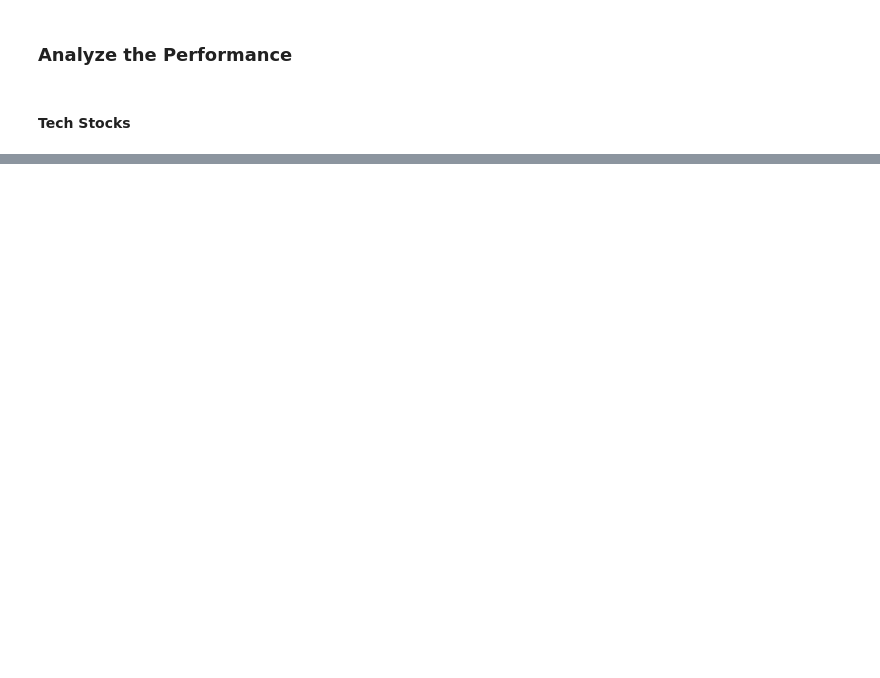
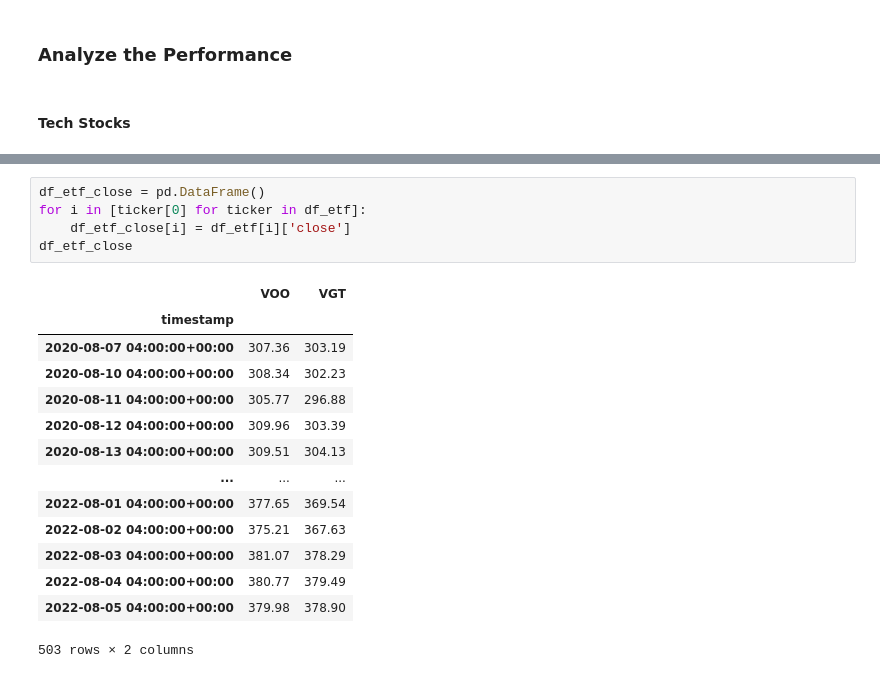
Before and after one commit to briabr/fintech-project1-invetsment-market-analysis, a Jupyter notebook: api.ipynb, the cells around one changed output, grey strips where cells are left out. Drawn from its saved outputs; the diff is of its cells as text; blank space fills up the shorter version.

```diff
--- a/api.ipynb
+++ b/api.ipynb
@@ -166,0 +192,20 @@ close_price_adj.head()
+# %%
+df_etf_close = pd.DataFrame()
+for i in [ticker[0] for ticker in df_etf]:
+    df_etf_close[i] = df_etf[i]['close']
+df_etf_close
+# %% [output]
+|  | VOO | VGT |
+| timestamp |  |  |
+| 2020-08-07 04:00:00+00:00 | 307.36 | 303.19 |
+| 2020-08-10 04:00:00+00:00 | 308.34 | 302.23 |
+| 2020-08-11 04:00:00+00:00 | 305.77 | 296.88 |
+| 2020-08-12 04:00:00+00:00 | 309.96 | 303.39 |
+| 2020-08-13 04:00:00+00:00 | 309.51 | 304.13 |
+| ... | ... | ... |
+| 2022-08-01 04:00:00+00:00 | 377.65 | 369.54 |
+| 2022-08-02 04:00:00+00:00 | 375.21 | 367.63 |
+| 2022-08-03 04:00:00+00:00 | 381.07 | 378.29 |
+| 2022-08-04 04:00:00+00:00 | 380.77 | 379.49 |
+| 2022-08-05 04:00:00+00:00 | 379.98 | 378.90 |
+503 rows × 2 columns
```
Also changed, not shown: parts of 5 cells of this notebook.
